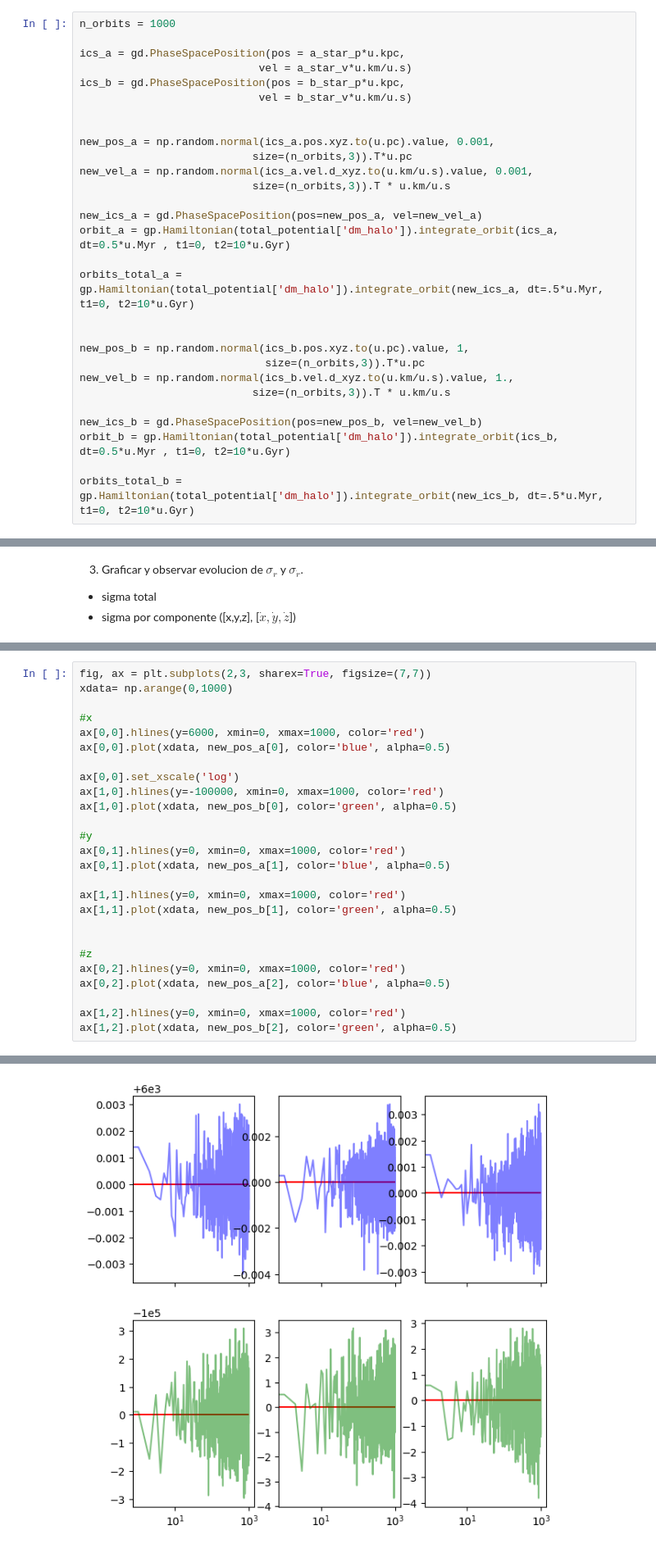
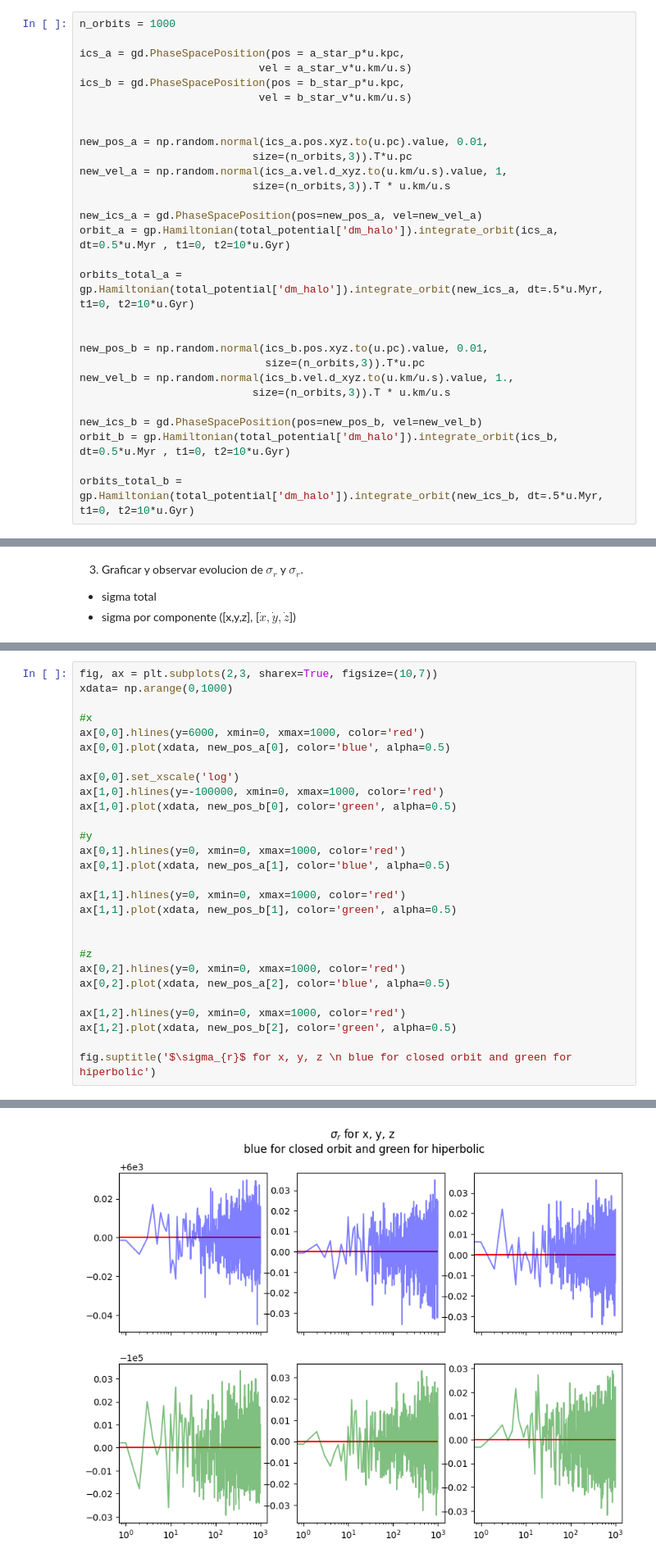
Before and after one commit to patito-mary/topicos, a Jupyter notebook: informfinal.ipynb, the cells around one changed output, grey strips where cells are left out. Shown at 82% size. Cells and saved outputs as stored; diff of their text form.

```diff
--- a/informfinal.ipynb
+++ b/informfinal.ipynb
@@ -671,9 +671,9 @@ ics_b = gd.PhaseSpacePosition(pos = b_star_p*u.kpc,
                             vel = b_star_v*u.km/u.s)
 
 
-new_pos_a = np.random.normal(ics_a.pos.xyz.to(u.pc).value, 0.001,
+new_pos_a = np.random.normal(ics_a.pos.xyz.to(u.pc).value, 0.01,
                            size=(n_orbits,3)).T*u.pc
-new_vel_a = np.random.normal(ics_a.vel.d_xyz.to(u.km/u.s).value, 0.001,
+new_vel_a = np.random.normal(ics_a.vel.d_xyz.to(u.km/u.s).value, 1,
                            size=(n_orbits,3)).T * u.km/u.s
 
 new_ics_a = gd.PhaseSpacePosition(pos=new_pos_a, vel=new_vel_a)
@@ -682,7 +682,7 @@ orbit_a = gp.Hamiltonian(total_potential['dm_halo']).integrate_orbit(ics_a,  dt=
 orbits_total_a = gp.Hamiltonian(total_potential['dm_halo']).integrate_orbit(new_ics_a, dt=.5*u.Myr, t1=0, t2=10*u.Gyr)
 
 
-new_pos_b = np.random.normal(ics_b.pos.xyz.to(u.pc).value, 1,
+new_pos_b = np.random.normal(ics_b.pos.xyz.to(u.pc).value, 0.01,
                              size=(n_orbits,3)).T*u.pc
 new_vel_b = np.random.normal(ics_b.vel.d_xyz.to(u.km/u.s).value, 1.,
                            size=(n_orbits,3)).T * u.km/u.s
@@ -732,7 +732,7 @@ Nuestros parametros iniciales son:
 - b_star_v = [500,10,0]
 Las cuales estan en kiloparsec. Los $\sigma$ seran graficados en parsec. Por ende los errores son muy pequenitos.
 # %%
-fig, ax = plt.subplots(2,3, sharex=True, figsize=(7,7))
+fig, ax = plt.subplots(2,3, sharex=True, figsize=(10,7))
 xdata= np.arange(0,1000)
 
 #x
@@ -757,4 +757,6 @@ ax[0,2].plot(xdata, new_pos_a[2], color='blue', alpha=0.5)
 
 ax[1,2].hlines(y=0, xmin=0, xmax=1000, color='red')
 ax[1,2].plot(xdata, new_pos_b[2], color='green', alpha=0.5)
+
+fig.suptitle('$\sigma_{r}$ for x, y, z \n blue for closed orbit and green for hiperbolic')
 # %% [output]
@@ -762,2 +764,2 @@ ax[1,2].plot(xdata, new_pos_b[2], color='green', alpha=0.5)
-[figure, old version]
+[figure, new version]
 # %%
```
Also changed, not shown: parts of 16 cells of this notebook, 2 other files.
